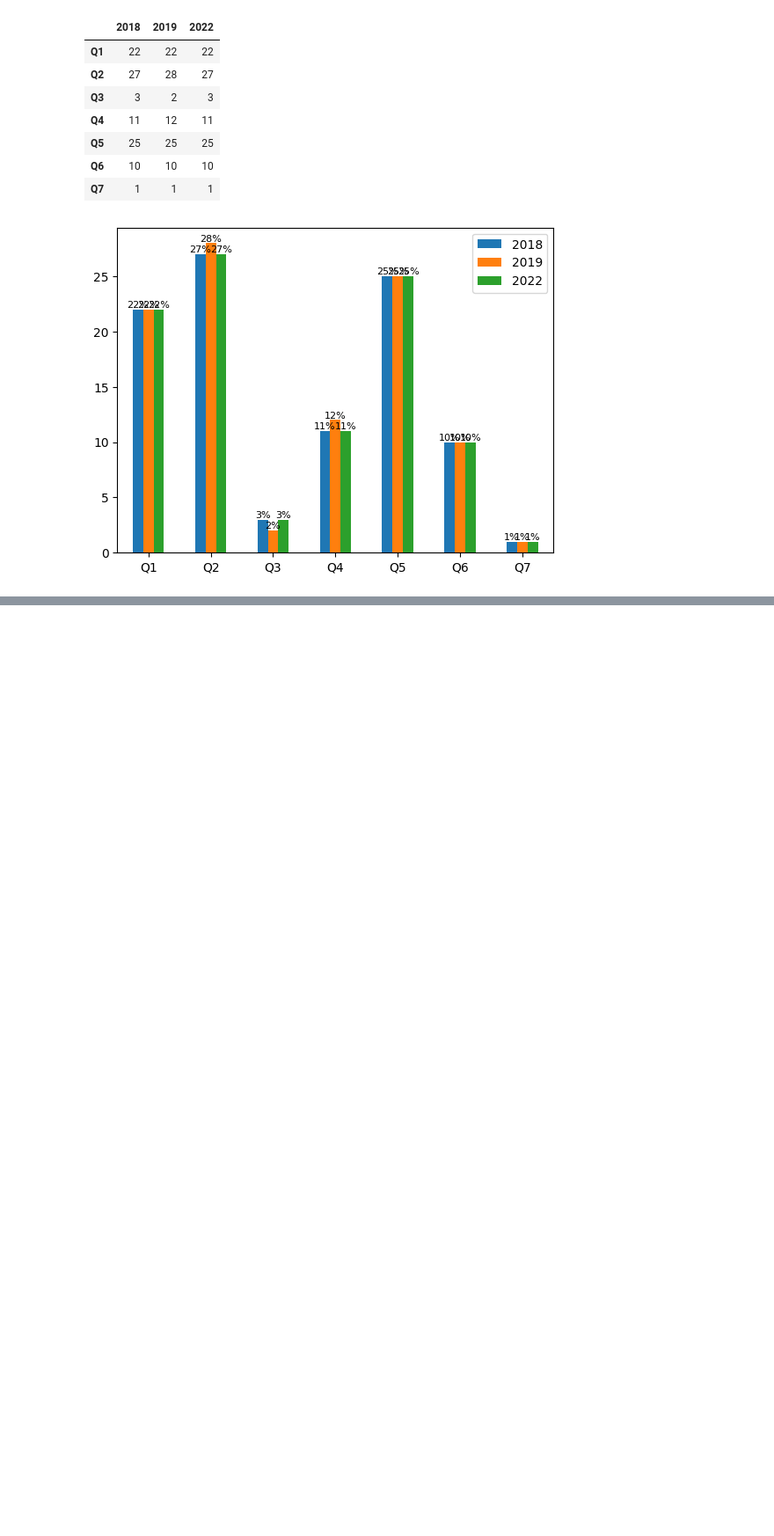
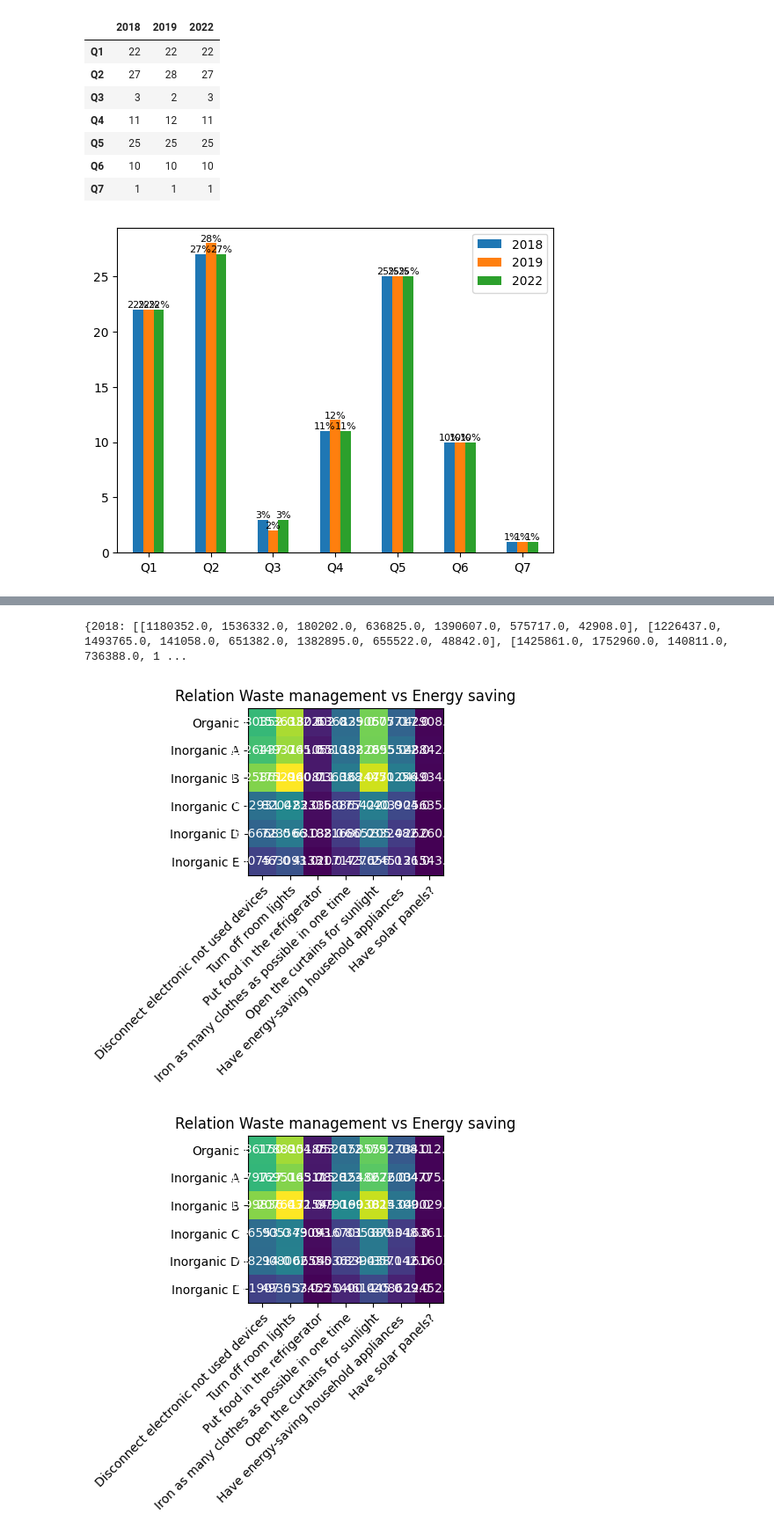
Before and after one commit to pedroaal/ambiental, a Jupyter notebook: main.ipynb, the cells around one changed output, grey strips where cells are left out. Shown at 88% size. Drawn from its saved outputs; the diff is of its cells as text; code cells hidden in the pictures; blank space fills up the shorter version.

```diff
--- a/main.ipynb
+++ b/main.ipynb
@@ -633,0 +682,40 @@ fig.show()
+# %%
+res = {
+  2018: [],
+  2019: [],
+  2022: [],
+}
+
+for year in years:
+  db = dbs[year]
+  for col in waste_cols:
+    tmp = []
+    for row in energy_cols:
+      db1 = db.loc[(db[col] == '1') & (db[row] == '1')]
+      tmp.append(db1['fexp4'].sum().round(0))
+    res[year].append(tmp)
+
+print(res)
+
+for year in years:
+  data = np.array(res[year])
+
+  fig, ax = plt.subplots()
+  im = ax.imshow(data)
+
+  ax.set_xticks(np.arange(len(energy_labels)), labels=energy_labels)
+  ax.set_yticks(np.arange(len(waste_labels)), labels=waste_labels)
+
+  plt.setp(ax.get_xticklabels(), rotation=45, ha="right", rotation_mode="anchor")
+
+  for i in range(len(waste_labels)):
+    for j in range(len(energy_labels)):
+      text = ax.text(j, i, data[i, j], ha="center", va="center", color="w")
+
+  ax.set_title("Relation Waste management vs Energy saving")
+  fig.tight_layout()
+  plt.show()
+# %% [output]
+{2018: [[1180352.0, 1536332.0, 180202.0, 636825.0, 1390607.0, 575717.0, 42908.0], [1226437.0, 1493765.0, 141058.0, 651382.0, 1382895.0, 655522.0, 48842.0], [1425861.0, 1752960.0, 140811.0, 736388.0, 1 ...
+[figure, added]
+[figure, added]
```
Also changed, not shown: parts of 15 cells of this notebook.
